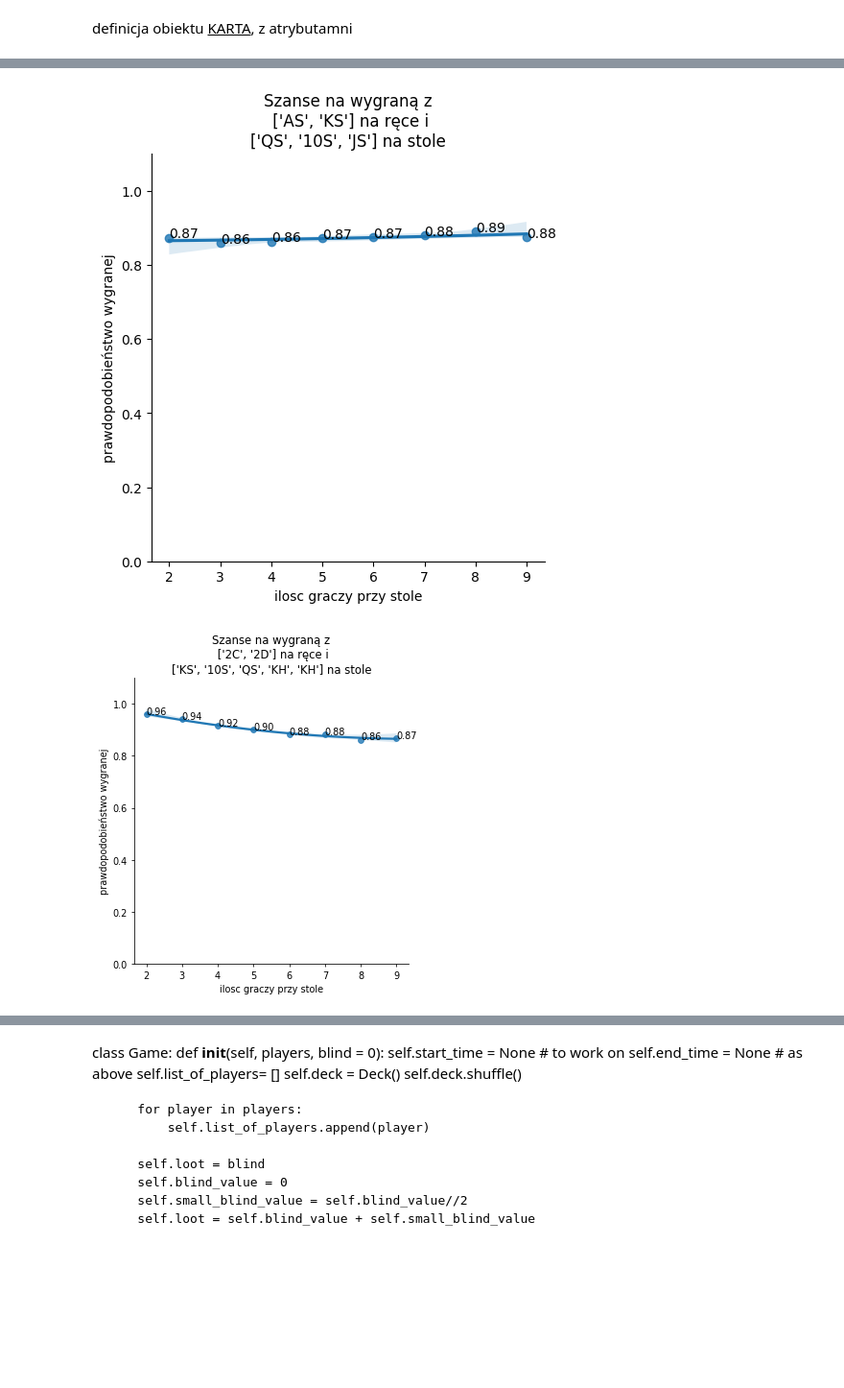
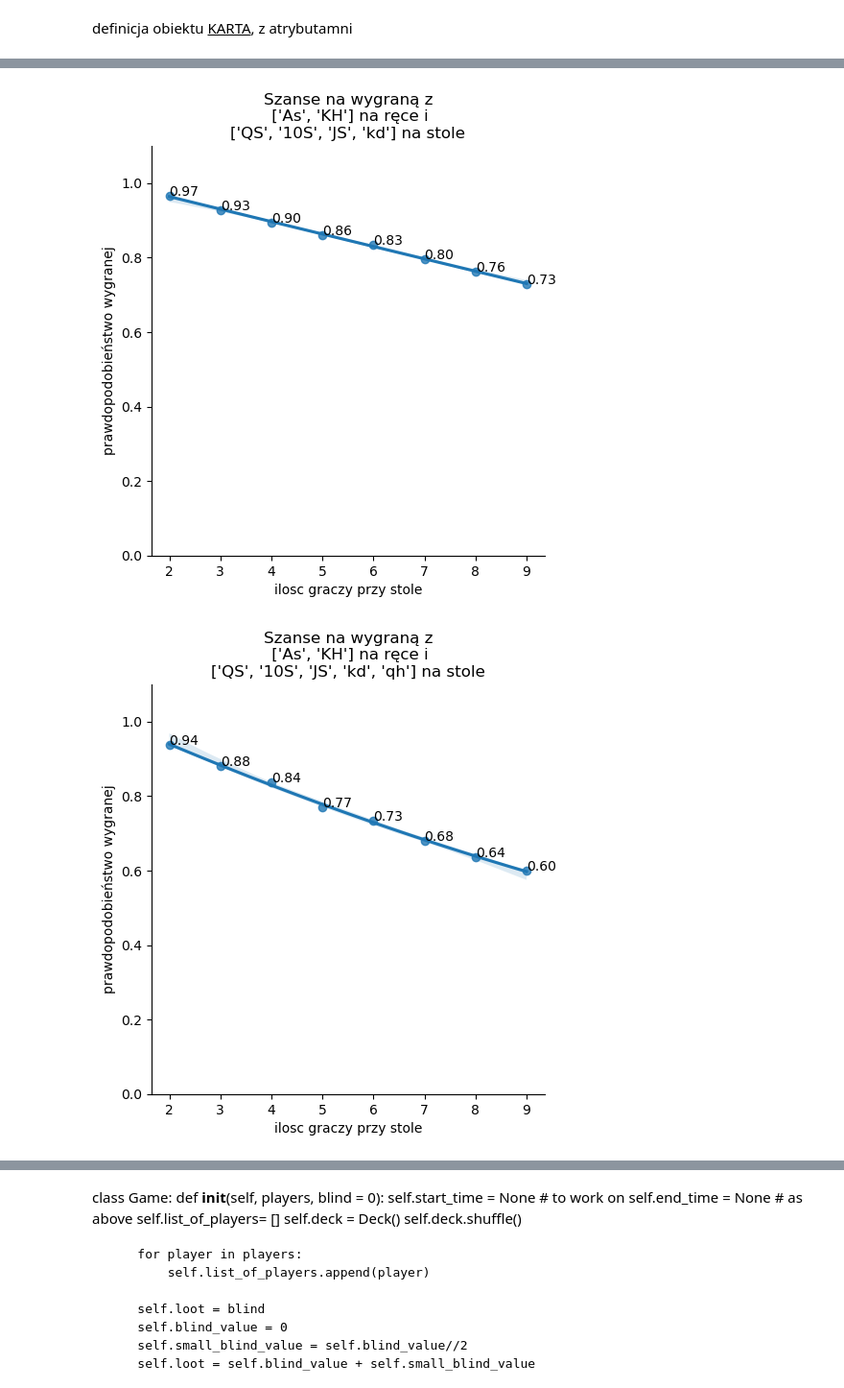
Before and after one commit to ninj4i/poker, a Jupyter notebook: pokerek.ipynb, the cells around one changed output, grey strips where cells are left out. Shown: that part at 96% size. Drawn from its saved outputs; the diff is of its cells as text; code cells hidden in the pictures; blank space fills up the shorter version.

```diff
--- a/pokerek.ipynb
+++ b/pokerek.ipynb
@@ -256,17 +259,13 @@ def texas_holdem_monte_carlo(karty_w_rece: list, karty_na_stole: list(), ilosc_g
             gracze[-1].get_card(talia,2)
             gracze[-1].cards_on_table = stol.cards_in_hand
             gracze[-1].check_hand()
-            #print(gracze[-1].in_hand)
-            #print(gracze[-1].cards_on_table + gracze[-1].cards_in_hand)
-            #print('***')
-
 
         talia.reset()
-        wygrane += moja_reka == (sorted(gracze)[-1]) and (moja_reka!=sorted(gracze)[-2])
 
+        wygrane += (moja_reka == sorted(gracze)[-1])# and (sorted(gracze)[-1] != sorted(gracze)[-2])
+        #print(sorted(gracze)[-1].in_hand) if moja_reka != sorted(gracze)[-1] else False
 
     #print([f'{gr.cards_on_table}' for gr in gracze])
     #print(f'max = {max(gracze)}')
     #print(f'{wygrane/wielkosc_proby:.2%}')
-
     return wygrane/wielkosc_proby
@@ -272,0 +300,3 @@ def texas_holdem_monte_carlo(karty_w_rece: list, karty_na_stole: list(), ilosc_g
+# %%
+for i in  range(n):
+    print(i)
@@ -273,7 +327,4 @@ def texas_holdem_monte_carlo(karty_w_rece: list, karty_na_stole: list(), ilosc_g
 # %%
-plt.rcParams['figure.dpi'] = 100
-plt.rcParams['figure.figsize'] = 4,4
-
 a = {
     2:0,
     3:0,
@@ -284,11 +335,13 @@ a = {
     8:0,
     9:0
     }
-raczka = ['AS', 'KS']
-stolik = ['QS', '10S', 'JS']
+raczka = ['As', 'KH']
+stolik = ['QS', '10S', 'JS', 'kd']
 for i in a.keys():
     a[i] = texas_holdem_monte_carlo(raczka, stolik,i)
 
+#print(a)
+#b = [str(s) for s in a.values()]
 aa = pd.DataFrame().assign(X = a.keys(), Y = a.values())
 
 #print(aa)
@@ -303,37 +356,37 @@ for i in a.items():
     plt.text(i[0], i[1], '%.2f' % i[1])
 plt.show()
 # %% [output]
-[figure, old version]
+[figure, new version]
 # %%
 a = {
     2:0,
     3:0,
     4:0,
     5:0,
     6:0,
     7:0,
     8:0,
     9:0
     }
-raczka = ['2C', '2D']
-stolik = ['KS', '10S', 'QS', 'KH', 'KH']
+raczka = ['As', 'KH']
+stolik = ['QS', '10S', 'JS', 'kd', 'qh']
 for i in a.keys():
     a[i] = texas_holdem_monte_carlo(raczka, stolik,i)
 
 #print(a)
 #b = [str(s) for s in a.values()]
 aa = pd.DataFrame().assign(X = a.keys(), Y = a.values())
 
 #print(aa)
 
 
 sns.lmplot(data = aa, x= 'X', y = 'Y', order = 2)
 plt.xlabel('ilosc graczy przy stole')
 plt.ylabel('prawdopodobieństwo wygranej')
 plt.title(f'Szanse na wygraną z\n {raczka} na ręce i\n{stolik} na stole')
 plt.ylim((0,1.1))
 for i in a.items():
     plt.text(i[0], i[1], '%.2f' % i[1])
 plt.show()
 # %% [output]
-[figure, old version]
+[figure, new version]
```
Also changed, not shown: parts of 6 cells of this notebook.
